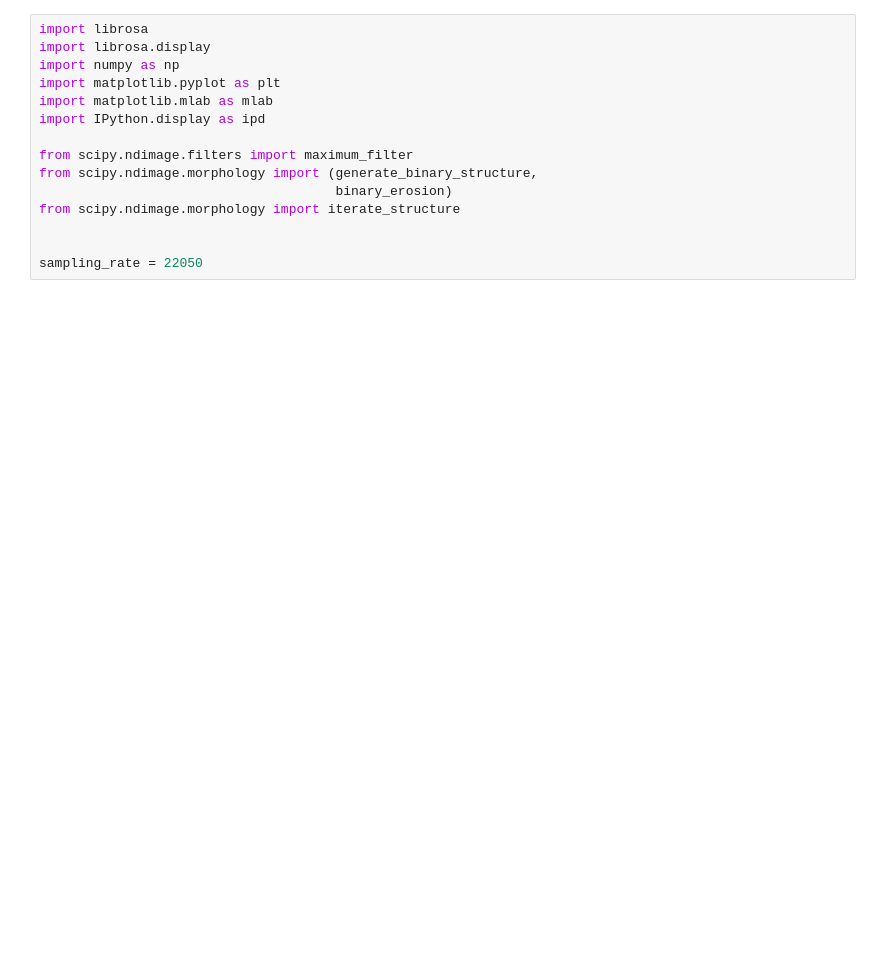
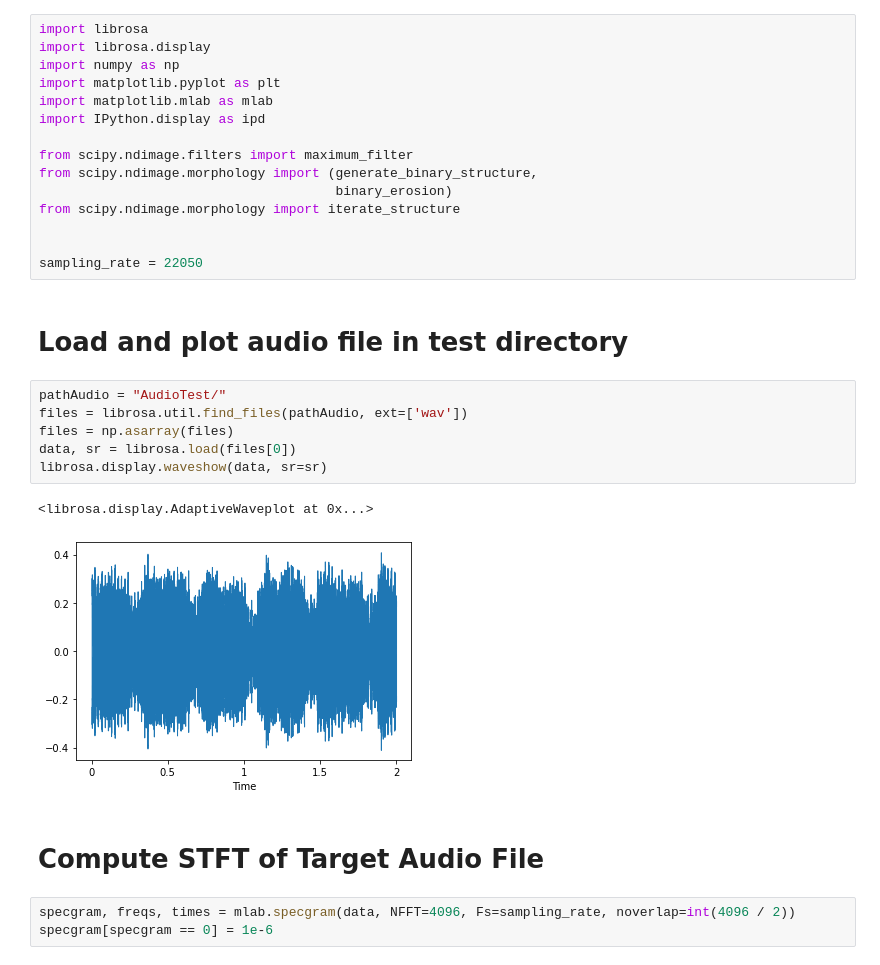
Before and after one commit to akayangel218/T-2-Midterm-, a Jupyter notebook: Test_Audio_Fingerprinter.ipynb, the cells around one changed output. Saved outputs shown, nothing was run; the diff lists cells and outputs as text; blank space fills up the shorter version.

```diff
--- a/Test_Audio_Fingerprinter.ipynb
+++ b/Test_Audio_Fingerprinter.ipynb
@@ -13,3 +13,19 @@ from scipy.ndimage.morphology import iterate_structure
 
 
 sampling_rate = 22050
+# %% [markdown]
+# Load and plot audio file in test directory
+# %%
+pathAudio = "AudioTest/"
+files = librosa.util.find_files(pathAudio, ext=['wav'])
+files = np.asarray(files)
+data, sr = librosa.load(files[0])
+librosa.display.waveshow(data, sr=sr)
+# %% [output]
+<librosa.display.AdaptiveWaveplot at 0x...>
+[figure, added]
+# %% [markdown]
+# Compute STFT of Target Audio File
+# %%
+specgram, freqs, times = mlab.specgram(data, NFFT=4096, Fs=sampling_rate, noverlap=int(4096 / 2))
+specgram[specgram == 0] = 1e-6
```
Also changed, not shown: parts of 10 cells of this notebook, 1 other file.
